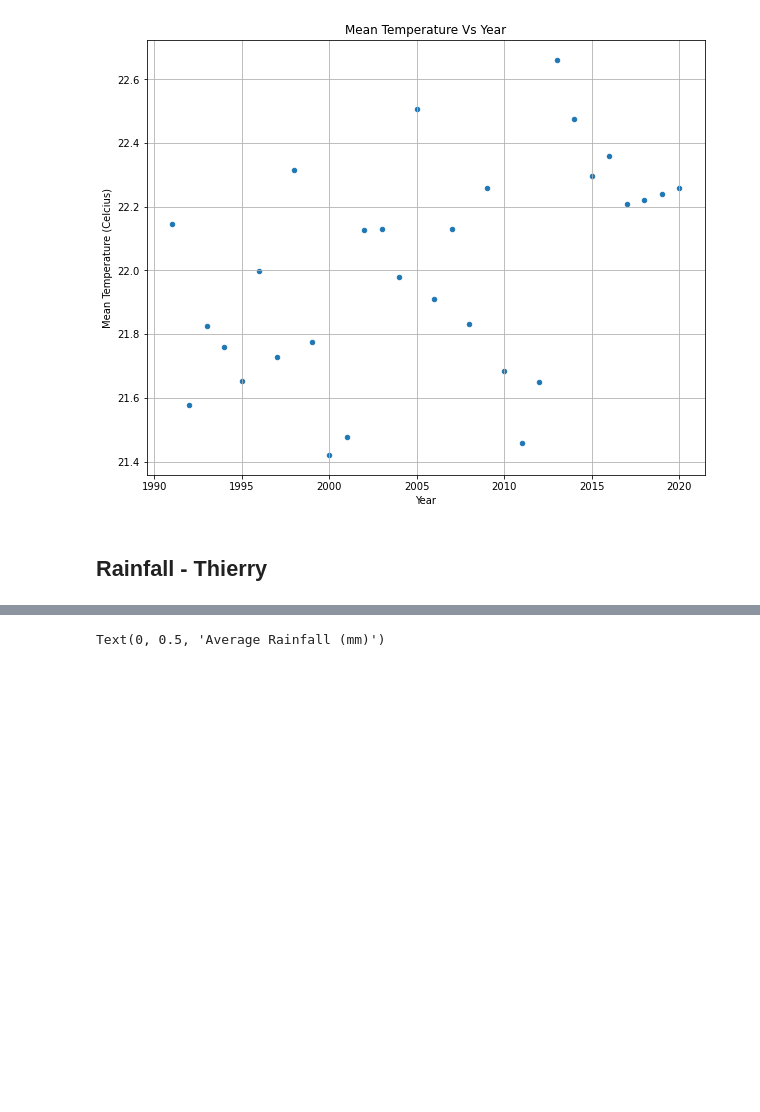
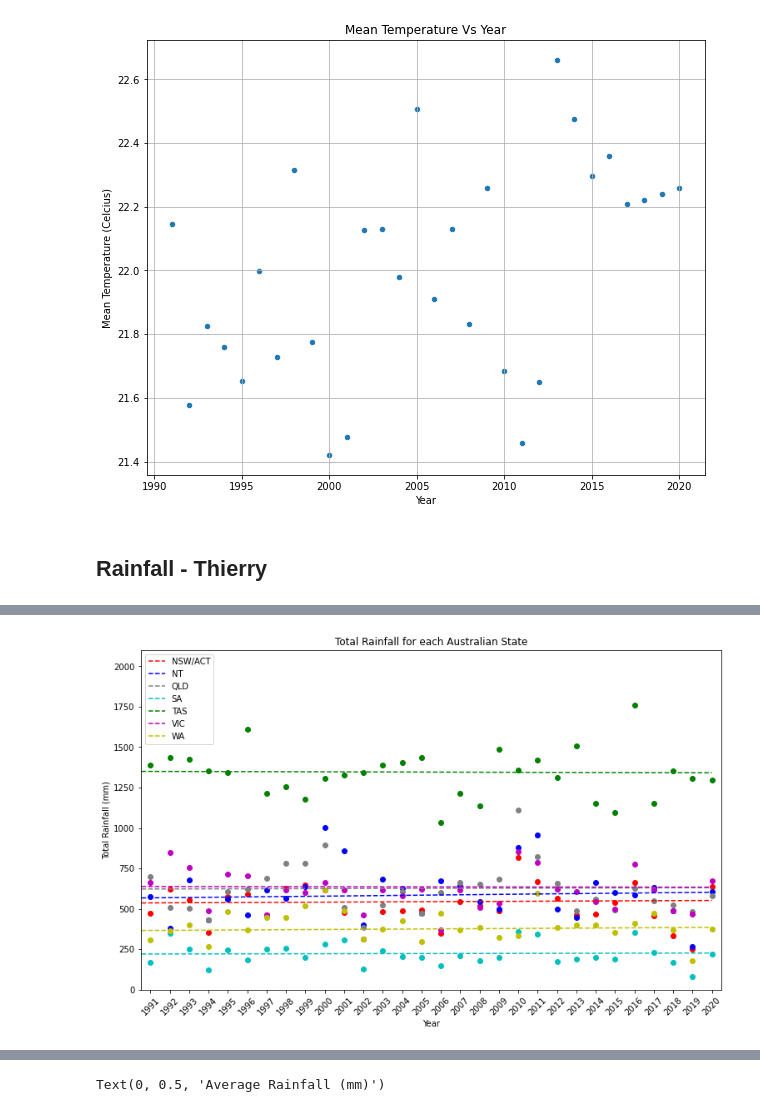
Before and after one commit to thierzon/disney-donut-project, a Jupyter notebook: combined_data.ipynb, the cells around one changed output, grey strips where cells are left out. Saved outputs shown, nothing was run; the diff lists cells and outputs as text; code cells hidden in the pictures; blank space fills up the shorter version.

```diff
--- a/combined_data.ipynb
+++ b/combined_data.ipynb
@@ -214,3 +246,31 @@ Text(0, 0.5, 'Average Rainfall (mm)')
+# %%
+# Print plot for states total rainfall including linear regression
+plt.figure(figsize=(12.5,7.5))
+plt.scatter(year_states,rf_nsw_act, color="r")
+plt.plot(year_states,rf_nsw_act_fit,"--",color="r")
+plt.scatter(year_states,rf_nt, color="b")
+plt.plot(year_states,rf_nt_fit,"--",color="b")
+plt.scatter(year_states,rf_qld, color="gray")
+plt.plot(year_states,rf_qld_fit,"--",color="gray")
+plt.scatter(year_states,rf_sa, color="c")
+plt.plot(year_states,rf_sa_fit,"--",color="c")
+plt.scatter(year_states,rf_tas, color="g")
+plt.plot(year_states,rf_tas_fit,"--",color="g")
+plt.scatter(year_states,rf_vic, color="m")
+plt.plot(year_states,rf_vic_fit,"--",color="m")
+plt.scatter(year_states,rf_wa, color="y")
+plt.plot(year_states,rf_wa_fit,"--",color="y")
+plt.title("Total Rainfall for each Australian State")
+plt.legend(["NSW/ACT","NT","QLD","SA","TAS","VIC","WA"], loc='upper left')
+plt.xticks(year_states, rotation=45)
+plt.xlabel('Year')
+plt.ylabel('Total Rainfall (mm)')
+plt.xlim(1990.5,2020.5)
+plt.ylim(0,2100)
+plt.savefig(os.path.join("Output","Total_Rainfall_States.png"))
+plt.show()
+# %% [output]
+[figure, added]
 # %%
 # Australia Average Rainfall - Linear regression
 year_au = rf_au_df['Year']
```
Also changed, not shown: parts of 6 cells of this notebook, 2 other files.
